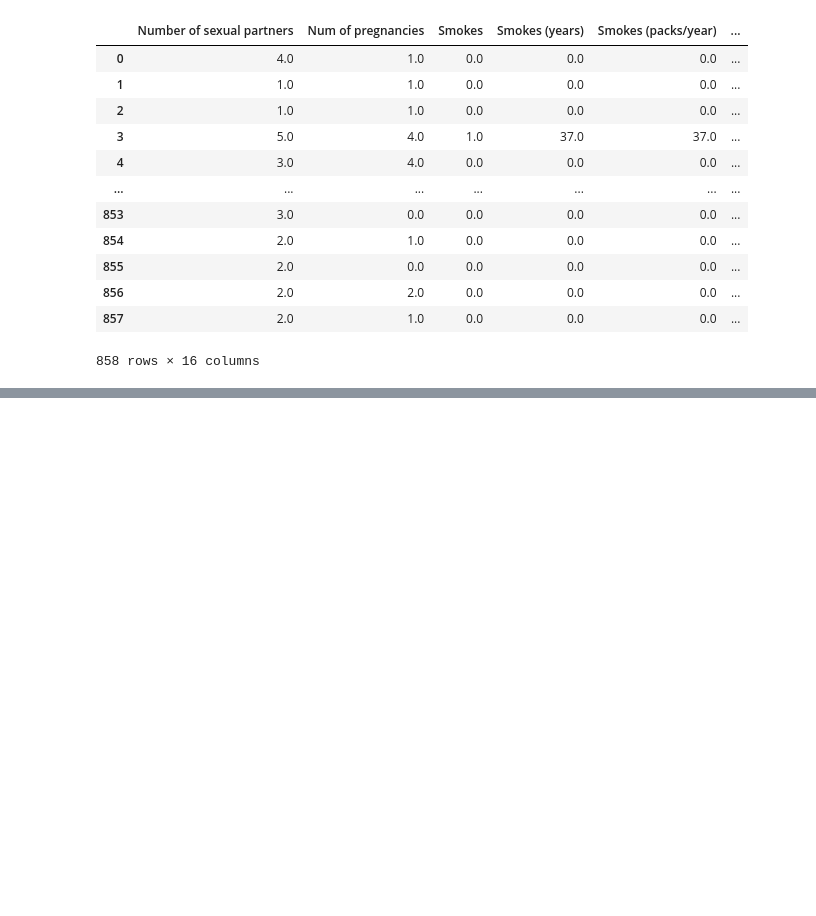
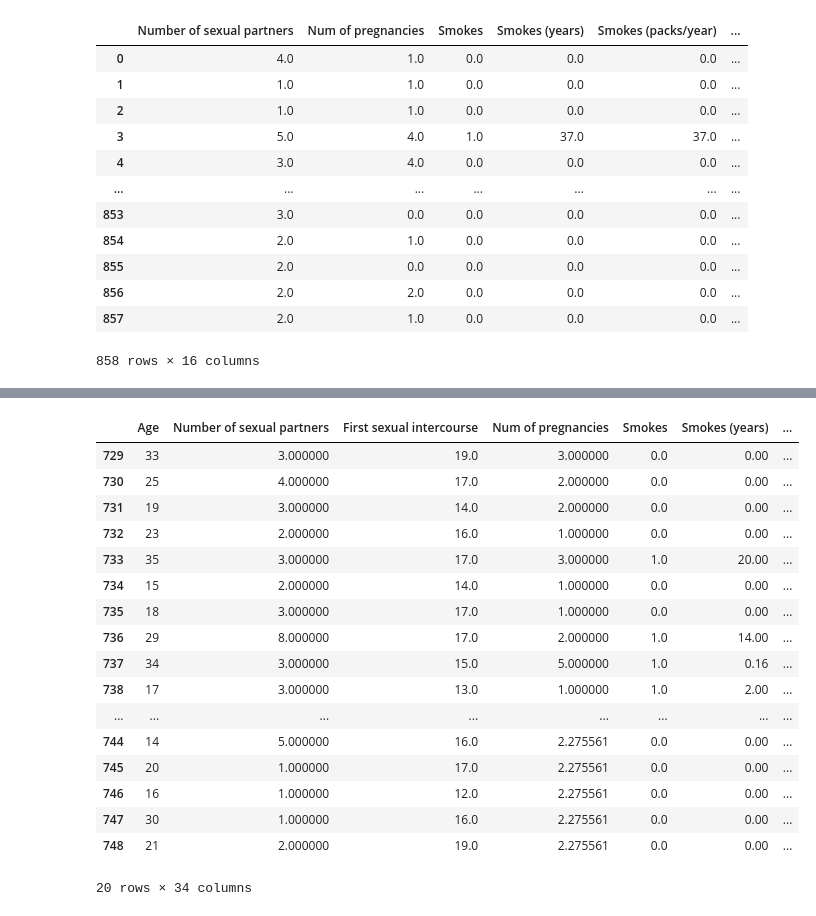
Before and after one commit to mamun-cse-diu/cervical_Cancer_Prediction, a Jupyter notebook: final_project.ipynb, the cells around one changed output, grey strips where cells are left out. Saved outputs shown, nothing was run; the diff lists cells and outputs as text; code cells hidden in the pictures; blank space fills up the shorter version.

```diff
--- a/final_project.ipynb
+++ b/final_project.ipynb
@@ -580,0 +563,21 @@ weighted avg       0.91      0.92      0.92       172
+# %%
+data_test.tail(20)
+# %% [output]
+|  | Age | Number of sexual partners | First sexual intercourse | Num of pregnancies | Smokes | Smokes (years) | ... |
+| 729 | 33 | 3.000000 | 19.0 | 3.000000 | 0.0 | 0.00 | ... |
+| 730 | 25 | 4.000000 | 17.0 | 2.000000 | 0.0 | 0.00 | ... |
+| 731 | 19 | 3.000000 | 14.0 | 2.000000 | 0.0 | 0.00 | ... |
+| 732 | 23 | 2.000000 | 16.0 | 1.000000 | 0.0 | 0.00 | ... |
+| 733 | 35 | 3.000000 | 17.0 | 3.000000 | 1.0 | 20.00 | ... |
+| 734 | 15 | 2.000000 | 14.0 | 1.000000 | 0.0 | 0.00 | ... |
+| 735 | 18 | 3.000000 | 17.0 | 1.000000 | 0.0 | 0.00 | ... |
+| 736 | 29 | 8.000000 | 17.0 | 2.000000 | 1.0 | 14.00 | ... |
+| 737 | 34 | 3.000000 | 15.0 | 5.000000 | 1.0 | 0.16 | ... |
+| 738 | 17 | 3.000000 | 13.0 | 1.000000 | 1.0 | 2.00 | ... |
+| ... | ... | ... | ... | ... | ... | ... | ... |
+| 744 | 14 | 5.000000 | 16.0 | 2.275561 | 0.0 | 0.00 | ... |
+| 745 | 20 | 1.000000 | 17.0 | 2.275561 | 0.0 | 0.00 | ... |
+| 746 | 16 | 1.000000 | 12.0 | 2.275561 | 0.0 | 0.00 | ... |
+| 747 | 30 | 1.000000 | 16.0 | 2.275561 | 0.0 | 0.00 | ... |
+| 748 | 21 | 2.000000 | 19.0 | 2.275561 | 0.0 | 0.00 | ... |
+20 rows × 34 columns
```
Also changed, not shown: parts of 90 cells of this notebook.
